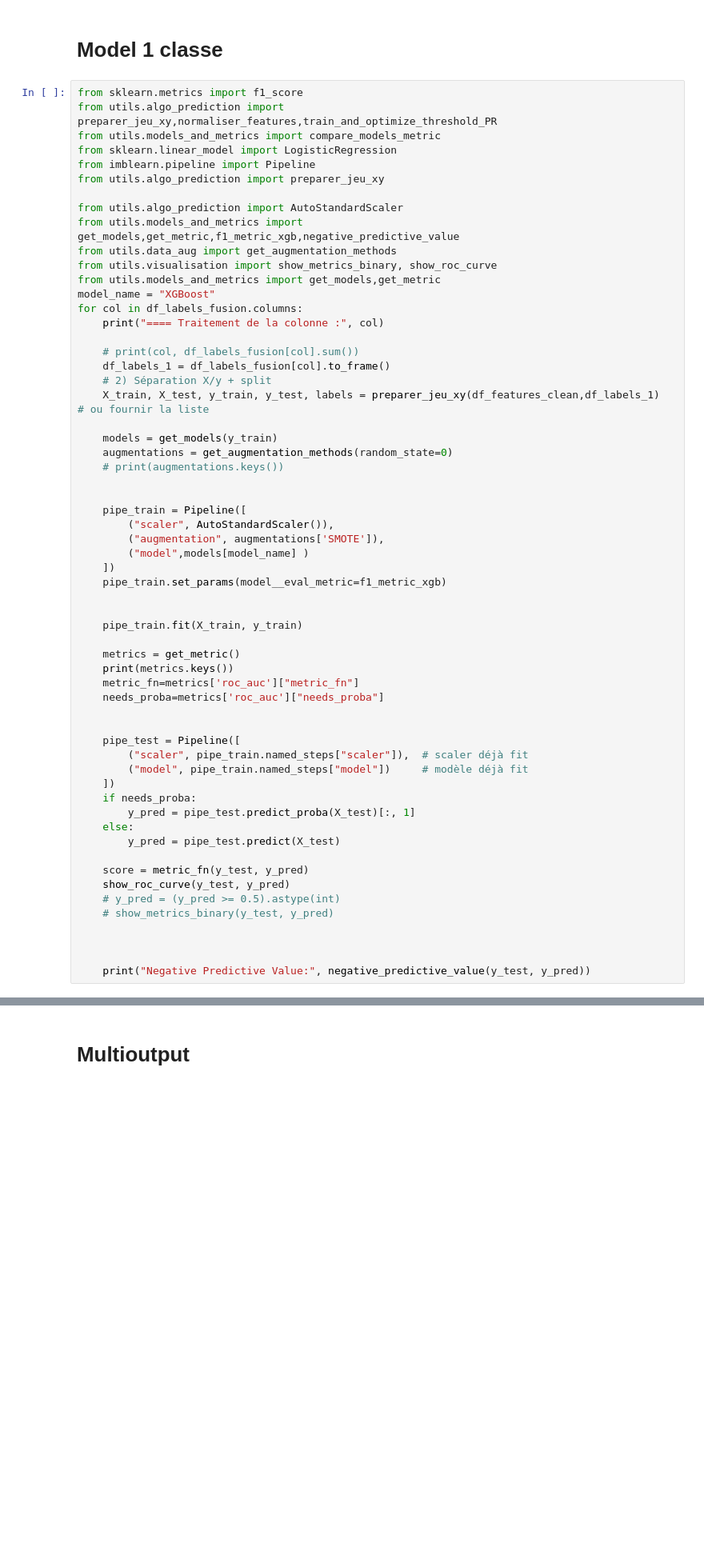
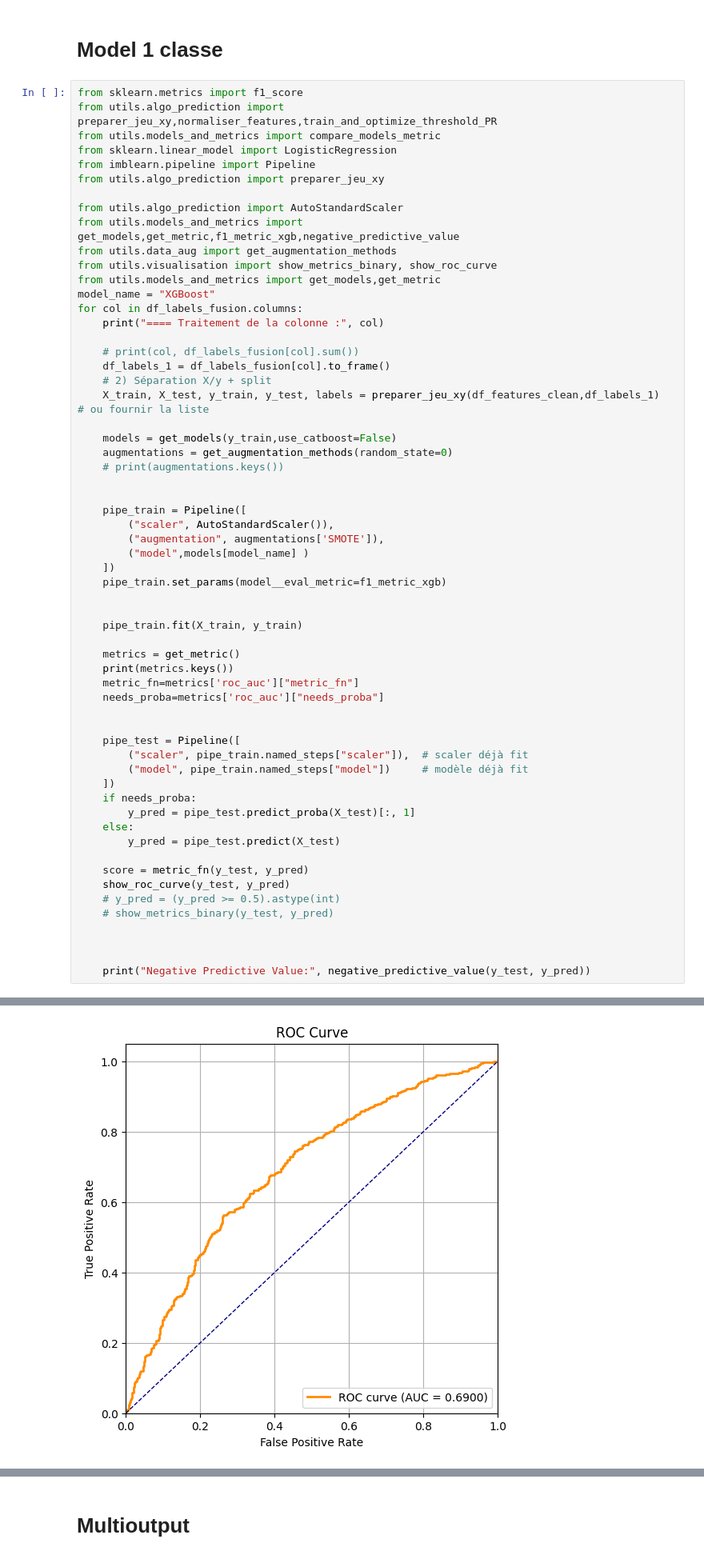
Before and after one commit to Romain-Forte/respiratory_diagnostics, a Jupyter notebook: dev_algo.ipynb, the cells around one changed output, grey strips where cells are left out. Shown at 80% size. Drawn from its saved outputs; the diff is of its cells as text; blank space fills up the shorter version.

```diff
--- a/dev_algo.ipynb
+++ b/dev_algo.ipynb
@@ -216,7 +218,7 @@ for col in df_labels_fusion.columns:
     # 2) Séparation X/y + split
     X_train, X_test, y_train, y_test, labels = preparer_jeu_xy(df_features_clean,df_labels_1)  # ou fournir la liste
 
-    models = get_models(y_train)
+    models = get_models(y_train,use_catboost=False)
     augmentations = get_augmentation_methods(random_state=0)
     # print(augmentations.keys())
 
@@ -254,3 +256,4 @@ for col in df_labels_fusion.columns:
 
 
     print("Negative Predictive Value:", negative_predictive_value(y_test, y_pred))
+# %% [output]
@@ -256,0 +267 @@ for col in df_labels_fusion.columns:
+[figure, added]
```
Also changed, not shown: parts of 5 cells of this notebook, 1 other file.
